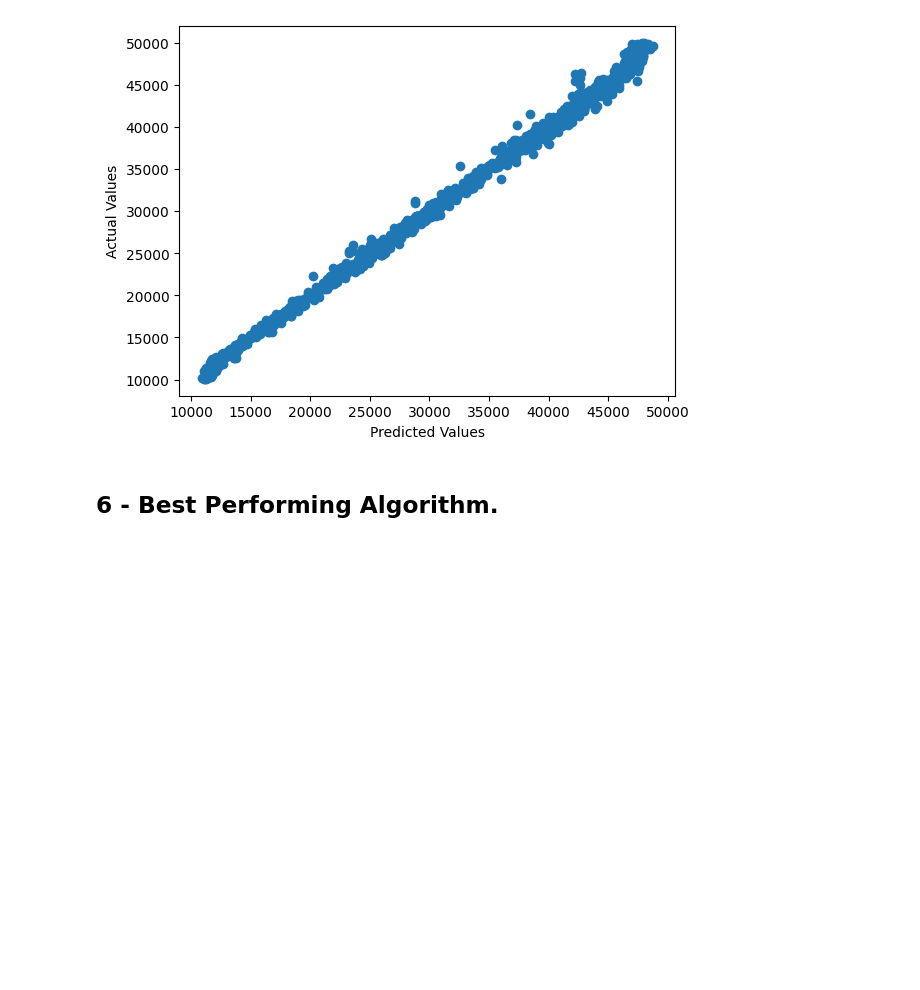
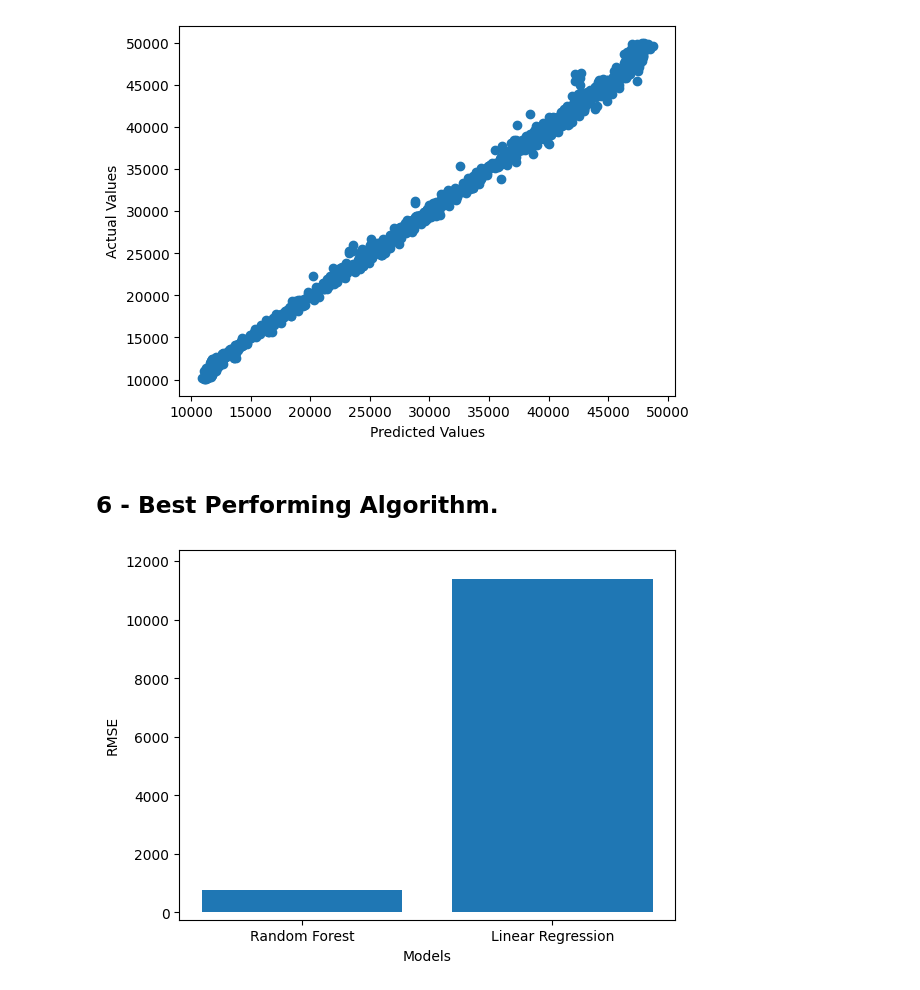
Before and after one commit to ParmarHarsh/Car-Sales-Prediction, a Jupyter notebook: Project-Group-50.ipynb, the cells around one changed output. Saved outputs shown, nothing was run; the diff lists cells and outputs as text; code cells hidden in the pictures; blank space fills up the shorter version.

```diff
--- a/Project-Group-50.ipynb
+++ b/Project-Group-50.ipynb
@@ -567,3 +567,16 @@ plt.show()
 [figure]
 # %% [markdown]
 ## 6 - Best Performing Algorithm.
+# %%
+# Data
+models = ['Random Forest', 'Linear Regression']
+rmse_values = [751.39, 11370.19]
+
+# Creating a bar plot
+plt.bar(models, rmse_values)
+plt.xlabel('Models')
+plt.ylabel('RMSE')
+plt.ylim(min(rmse_values) - 1000, max(rmse_values) + 1000)  # Adjust ylim for better visualization
+plt.show()
+# %% [output]
+[figure, added]
```
Also changed, not shown: parts of 1 cell of this notebook.
